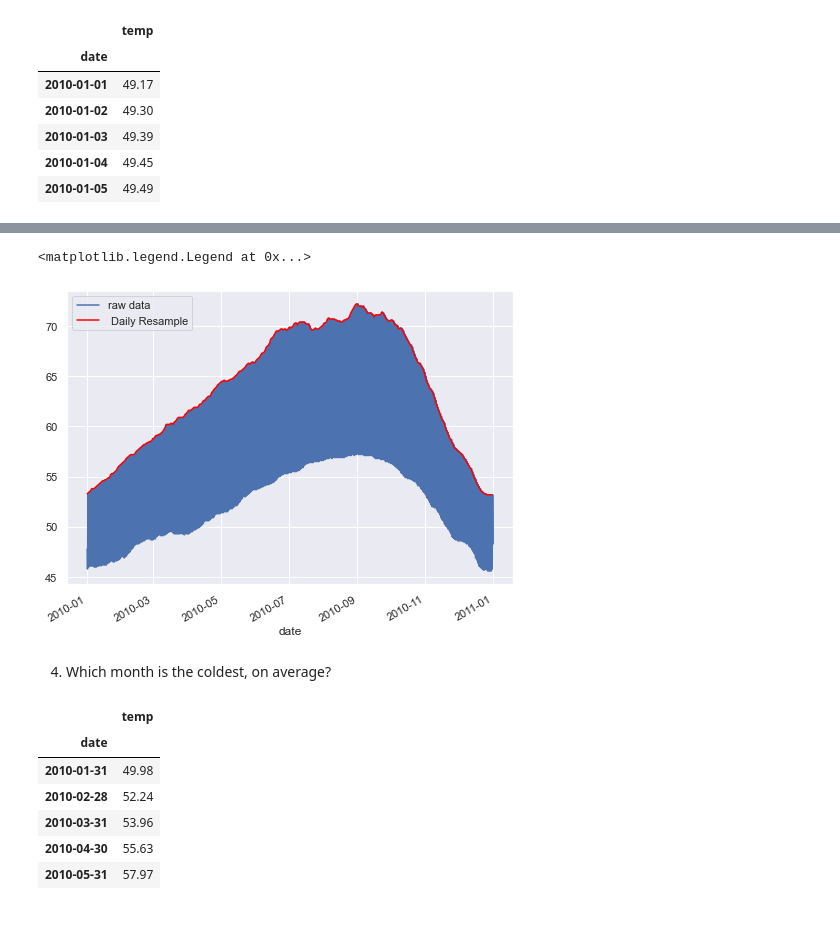
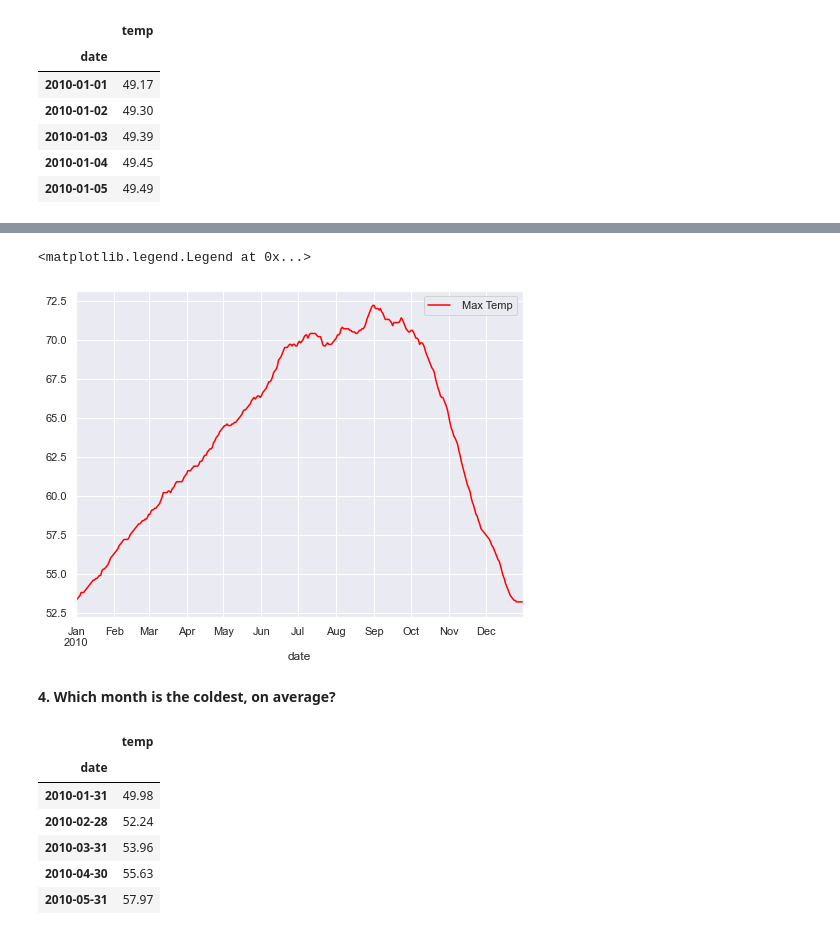
Before and after one commit to cindyvillanuevads/time-series-exercises, a Jupyter notebook: working_time_series.ipynb, the cells around one changed output, grey strips where cells are left out. Drawn from its saved outputs; the diff is of its cells as text; code cells hidden in the pictures.

```diff
--- a/working_time_series.ipynb
+++ b/working_time_series.ipynb
@@ -90,12 +82,12 @@ plt.legend()
 # %%
-df.temp.plot(label = 'raw data')
-df.resample('D').max().temp.plot(label = ' Daily Resample', color = 'red')
+#df.temp.plot(label = 'raw data')
+df.resample('D').max().temp.plot(label = ' Max Temp', color = 'red')
 plt.legend()
 # %% [output]
 <matplotlib.legend.Legend at 0x...>
-[figure, old version]
+[figure, new version]
 # %% [markdown]
-4. Which month is the coldest, on average?
+**4. Which month is the coldest, on average?**
 # %%
 df.resample('M').mean()
 # %% [output]
```
Also changed, not shown: parts of 83 cells of this notebook.
